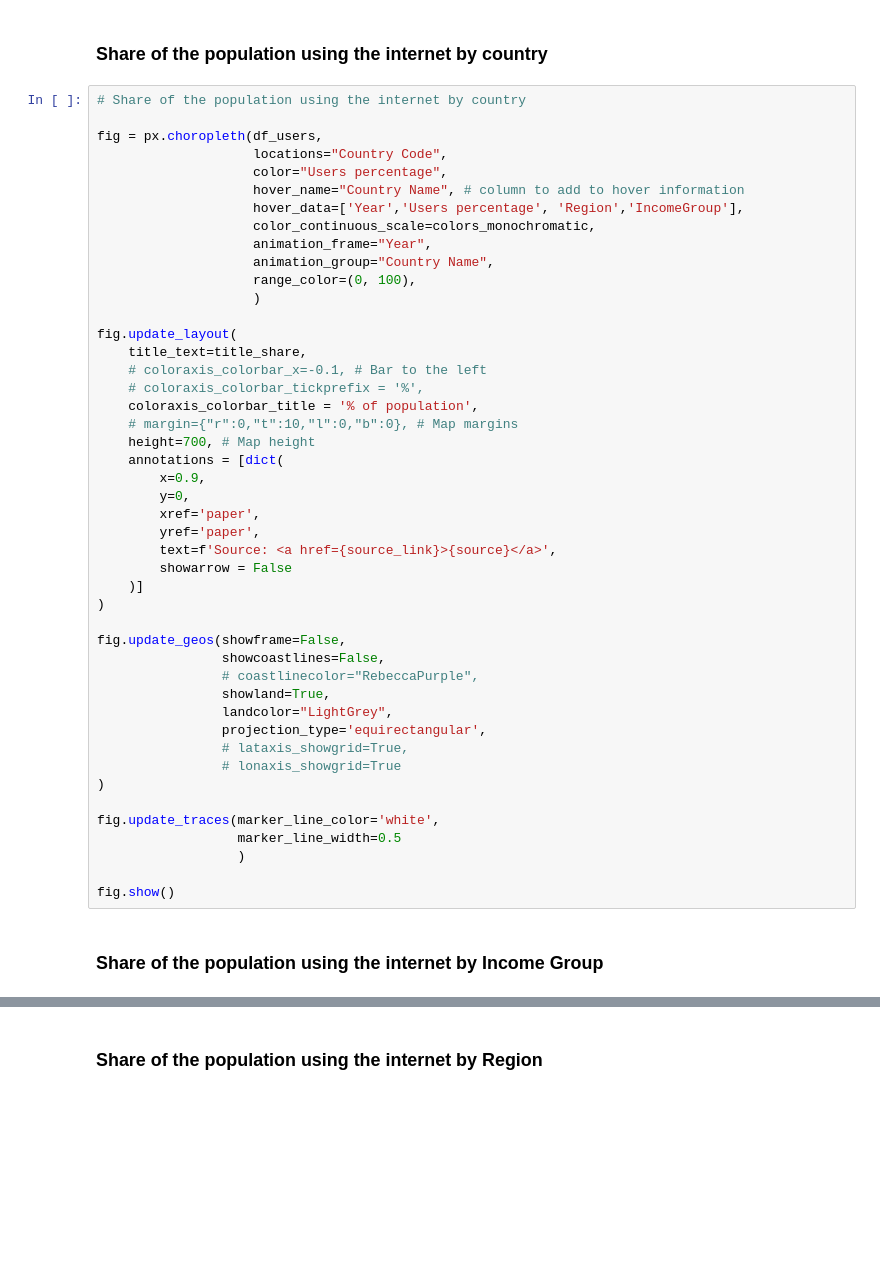
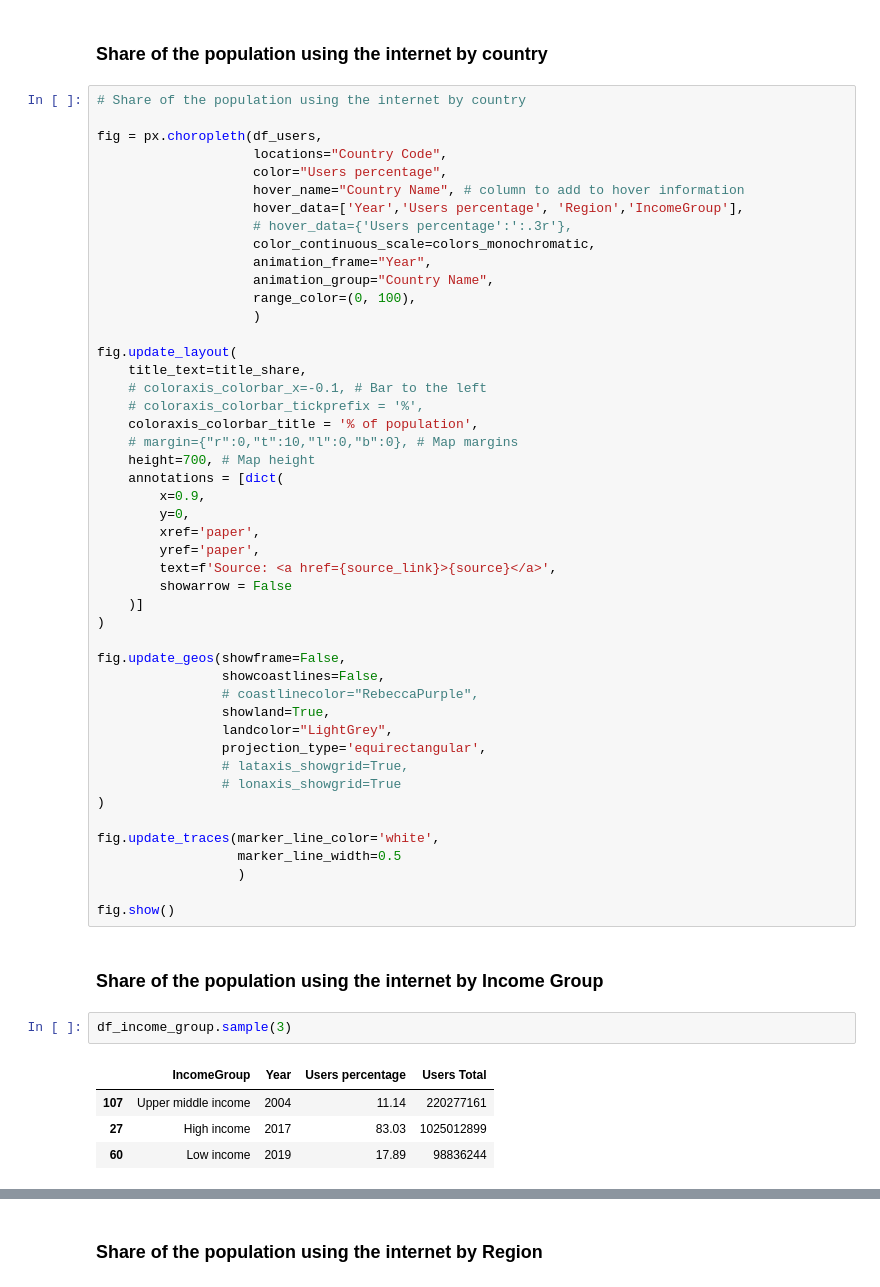
Before and after one commit to celeste-daleo/global-internet-accessibility, a Jupyter notebook: exploration_internet.ipynb, the cells around one changed output, grey strips where cells are left out. Saved outputs shown, nothing was run; the diff lists cells and outputs as text; blank space fills up the shorter version.

```diff
--- a/exploration_internet.ipynb
+++ b/exploration_internet.ipynb
@@ -432,6 +470,7 @@ fig = px.choropleth(df_users,
                     color="Users percentage",
                     hover_name="Country Name", # column to add to hover information
                     hover_data=['Year','Users percentage', 'Region','IncomeGroup'],
+                    # hover_data={'Users percentage':':.3r'},
                     color_continuous_scale=colors_monochromatic,
                     animation_frame="Year",
                     animation_group="Country Name",
@@ -472,6 +511,13 @@ fig.update_traces(marker_line_color='white',
 fig.show()
 # %% [markdown]
 ### Share of the population using the internet by Income Group
+# %%
+df_income_group.sample(3)
+# %% [output]
+|  | IncomeGroup | Year | Users percentage | Users Total |
+| 107 | Upper middle income | 2004 | 11.14 | 220277161 |
+| 27 | High income | 2017 | 83.03 | 1025012899 |
+| 60 | Low income | 2019 | 17.89 | 98836244 |
 # %%
 # Share of the population using the internet by Income Group
 
```
Also changed, not shown: parts of 5 cells of this notebook.
